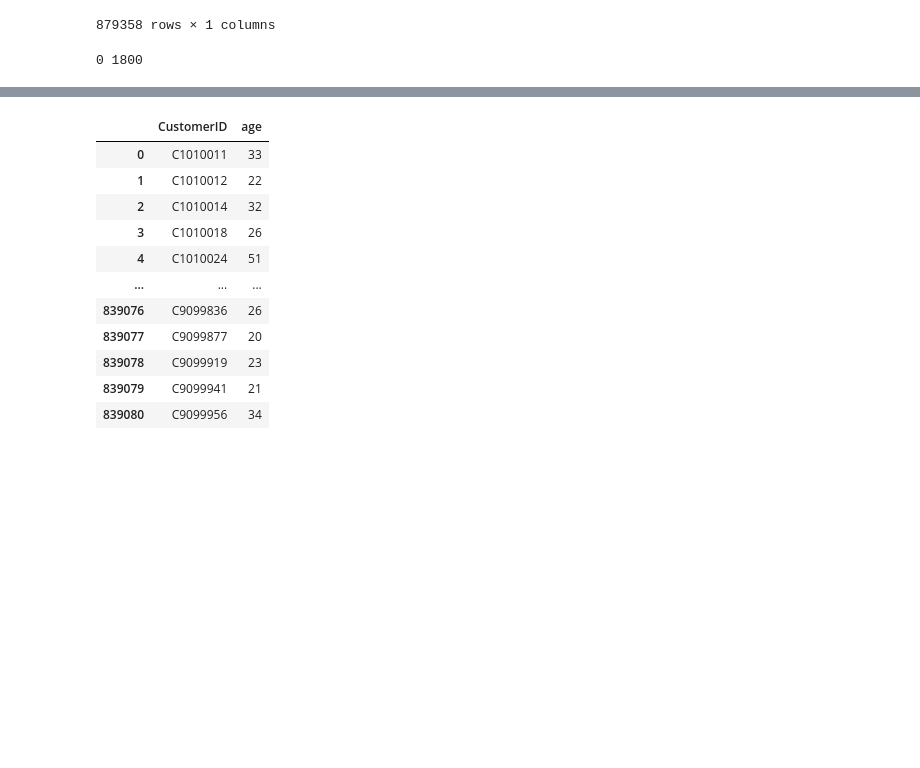
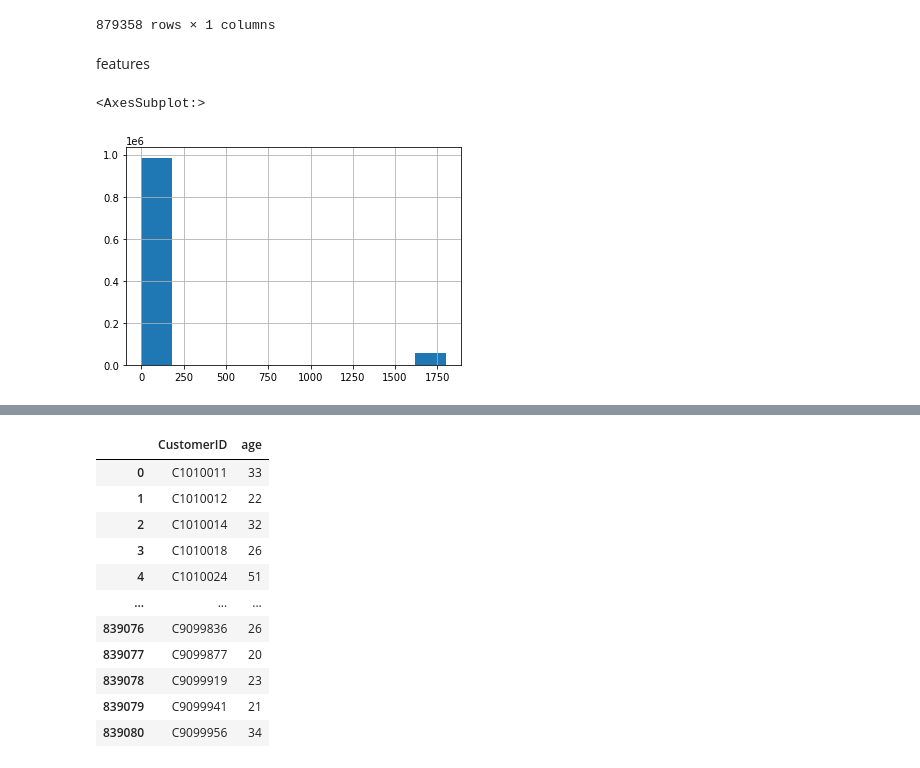
Before and after one commit to peerapat-t/Banking-customer-segmentation, a Jupyter notebook: banking customer segmentation model.ipynb, the cells around one changed output, grey strips where cells are left out. Drawn from its saved outputs; the diff is of its cells as text; code cells hidden in the pictures; blank space fills up the shorter version.

```diff
--- a/banking customer segmentation model.ipynb
+++ b/banking customer segmentation model.ipynb
@@ -135,16 +134,19 @@ distinct_customers_df
 | 879356 | C6459278 |
 | 879357 | C6420483 |
 879358 rows × 1 columns
+# %% [markdown]
+features
 # %%
 # age
 # %%
 df[['day', 'month', 'year']] = df['CustomerDOB'].str.split('/', expand=True)
 # %%
 df['year'] = df['year'].astype(int)
-# %%
-print(df['year'].min(), df['year'].max())
-# %% [output]
-0 1800
+# %%
+df['year'].hist()
+# %% [output]
+<AxesSubplot:>
+[figure, added]
 # %%
 df_for_age = df[df['year'] <= 99]
 # %%
```
Also changed, not shown: parts of 71 cells of this notebook, 1 other file.
